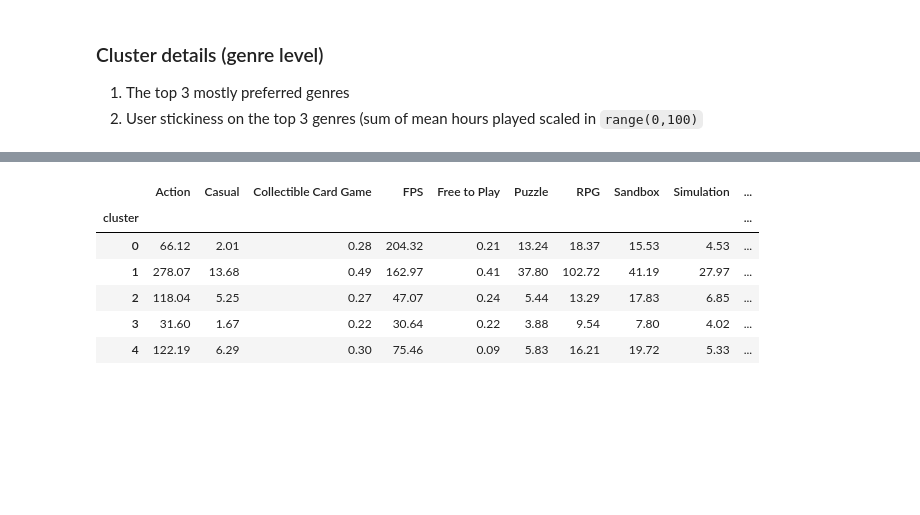
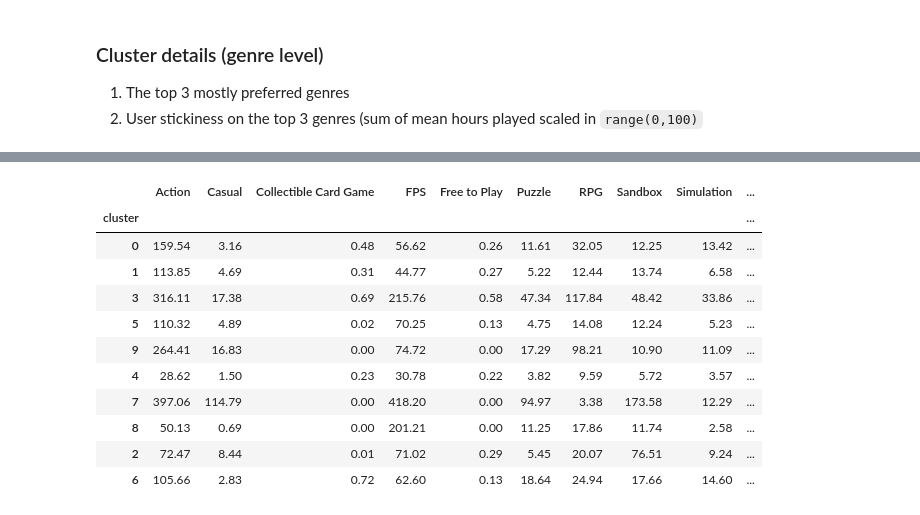
Before and after one commit to haohe1113/Steam-Game-Rcmd-Engine, a Jupyter notebook: steam_market_segmentation.ipynb, the cells around one changed output, grey strips where cells are left out. Drawn from its saved outputs; the diff is of its cells as text; code cells hidden in the pictures; blank space fills up the shorter version.

```diff
--- a/steam_market_segmentation.ipynb
+++ b/steam_market_segmentation.ipynb
@@ -311,10 +296,16 @@ genre_rank.sort_values(['Dominant Genre/Game', '2nd Preferred'])
-# %%
-genre_stats
-# %% [output]
-|  | Action | Casual | Collectible Card Game | FPS | Free to Play | Puzzle | RPG | Sandbox | Simulation | ... |
-| cluster |  |  |  |  |  |  |  |  |  | ... |
-| 0 | 66.12 | 2.01 | 0.28 | 204.32 | 0.21 | 13.24 | 18.37 | 15.53 | 4.53 | ... |
-| 1 | 278.07 | 13.68 | 0.49 | 162.97 | 0.41 | 37.80 | 102.72 | 41.19 | 27.97 | ... |
-| 2 | 118.04 | 5.25 | 0.27 | 47.07 | 0.24 | 5.44 | 13.29 | 17.83 | 6.85 | ... |
-| 3 | 31.60 | 1.67 | 0.22 | 30.64 | 0.22 | 3.88 | 9.54 | 7.80 | 4.02 | ... |
-| 4 | 122.19 | 6.29 | 0.30 | 75.46 | 0.09 | 5.83 | 16.21 | 19.72 | 5.33 | ... |
+# %%
+order = list(genre_rank.index)
+genre_stats.loc[order]
+# %% [output]
+|  | Action | Casual | Collectible Card Game | FPS | Free to Play | Puzzle | RPG | Sandbox | Simulation | ... |
+| cluster |  |  |  |  |  |  |  |  |  | ... |
+| 0 | 159.54 | 3.16 | 0.48 | 56.62 | 0.26 | 11.61 | 32.05 | 12.25 | 13.42 | ... |
+| 1 | 113.85 | 4.69 | 0.31 | 44.77 | 0.27 | 5.22 | 12.44 | 13.74 | 6.58 | ... |
+| 3 | 316.11 | 17.38 | 0.69 | 215.76 | 0.58 | 47.34 | 117.84 | 48.42 | 33.86 | ... |
+| 5 | 110.32 | 4.89 | 0.02 | 70.25 | 0.13 | 4.75 | 14.08 | 12.24 | 5.23 | ... |
+| 9 | 264.41 | 16.83 | 0.00 | 74.72 | 0.00 | 17.29 | 98.21 | 10.90 | 11.09 | ... |
+| 4 | 28.62 | 1.50 | 0.23 | 30.78 | 0.22 | 3.82 | 9.59 | 5.72 | 3.57 | ... |
+| 7 | 397.06 | 114.79 | 0.00 | 418.20 | 0.00 | 94.97 | 3.38 | 173.58 | 12.29 | ... |
+| 8 | 50.13 | 0.69 | 0.00 | 201.21 | 0.00 | 11.25 | 17.86 | 11.74 | 2.58 | ... |
+| 2 | 72.47 | 8.44 | 0.01 | 71.02 | 0.29 | 5.45 | 20.07 | 76.51 | 9.24 | ... |
+| 6 | 105.66 | 2.83 | 0.72 | 62.60 | 0.13 | 18.64 | 24.94 | 17.66 | 14.60 | ... |
```
Also changed, not shown: parts of 10 cells of this notebook, 4 other files.
